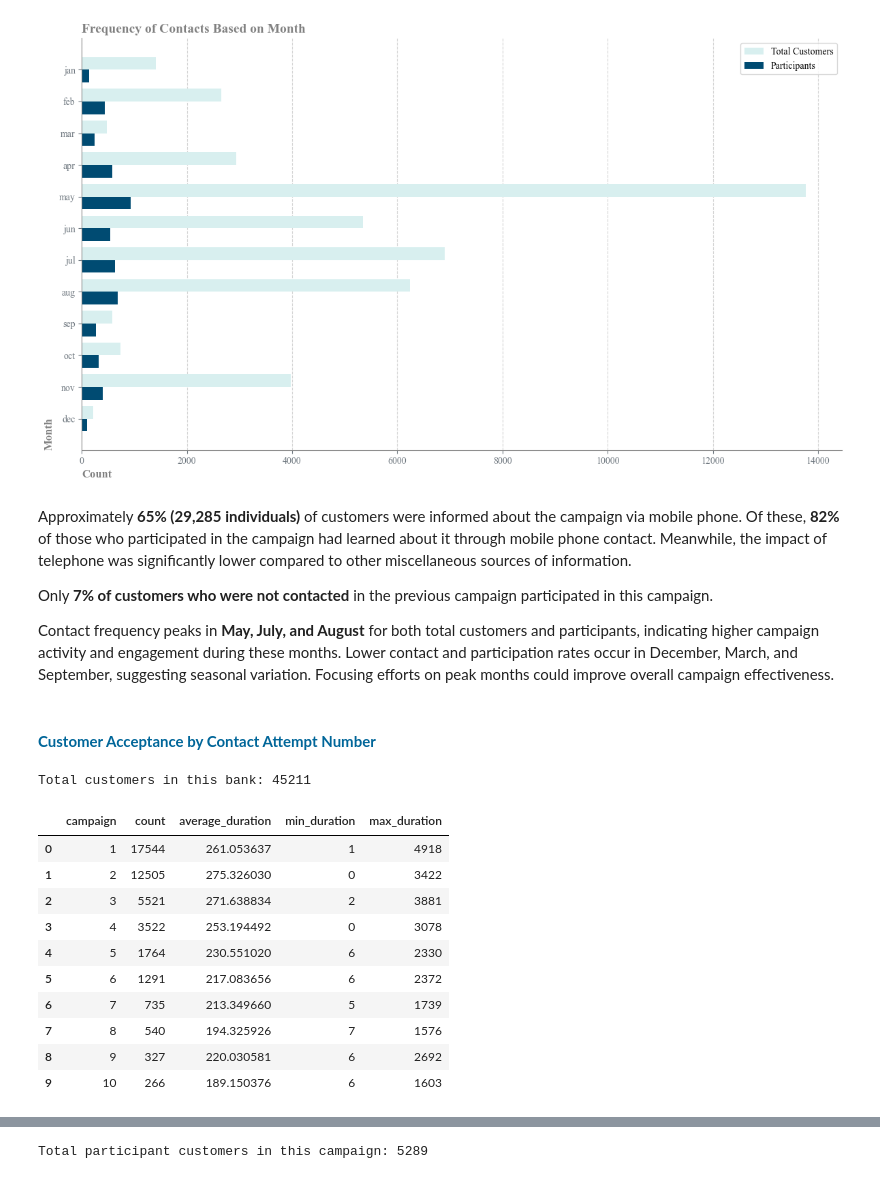
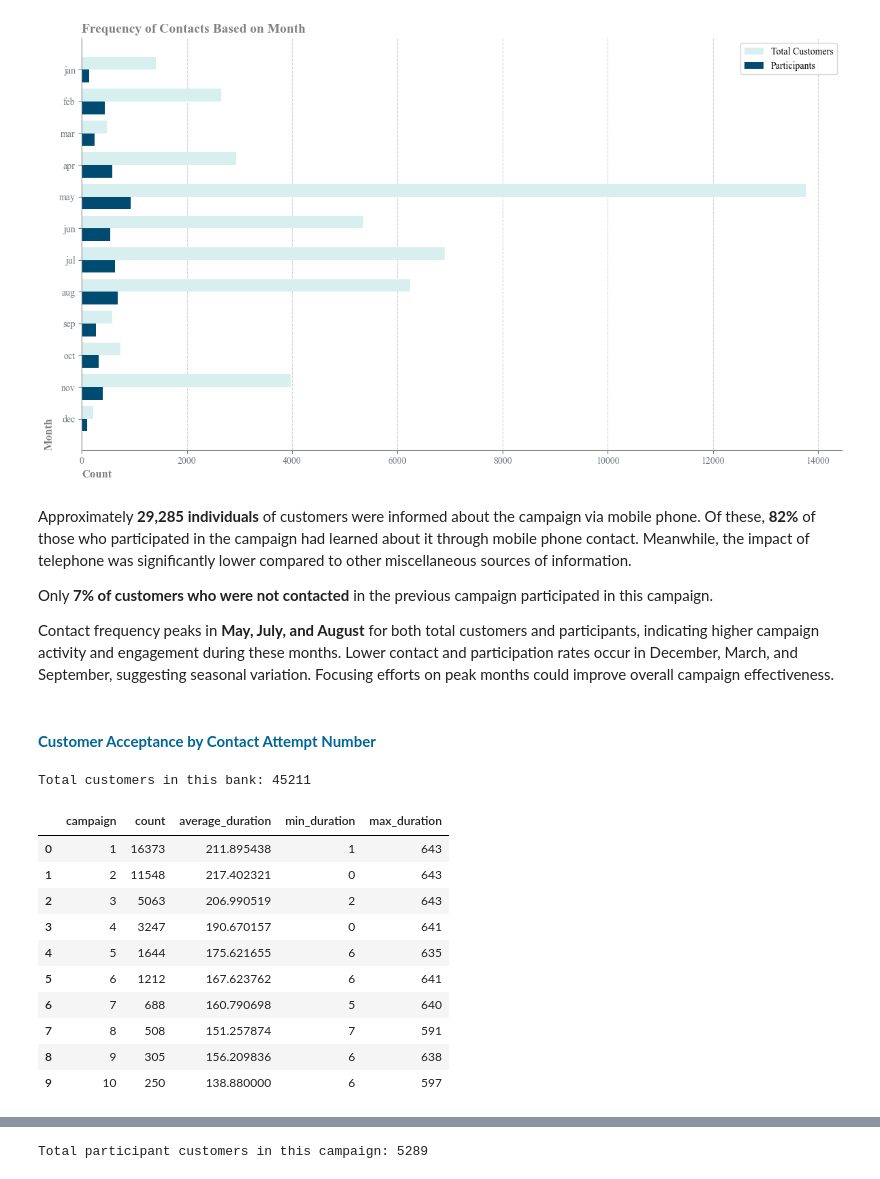
Before and after one commit to SamaMohammadii/Bank_marketing_analysis, a Jupyter notebook: notebook/2.data_cleaning_and_eda.ipynb, the cells around one changed output, grey strips where cells are left out. Cells and saved outputs as stored; diff of their text form; code cells hidden in the pictures.

```diff
--- a/notebook/2.data_cleaning_and_eda.ipynb
+++ b/notebook/2.data_cleaning_and_eda.ipynb
@@ -378,32 +429,40 @@ ax.grid(axis = 'y', visible= False)
 # %% [output]
 [figure]
 # %% [markdown]
-Approximately **65% (29,285 individuals)** of customers were informed about the campaign via mobile phone. Of these, **82%** of those who participated in the campaign had learned about it through mobile phone contact. Meanwhile, the impact of telephone was significantly lower compared to other miscellaneous sources of information.
+Approximately **29,285 individuals** of customers were informed about the campaign via mobile phone. Of these, **82%** of those who participated in the campaign had learned about it through mobile phone contact. Meanwhile, the impact of telephone was significantly lower compared to other miscellaneous sources of information.
 
 Only **7% of customers who were not contacted** in the previous campaign participated in this campaign.
 
 Contact frequency peaks in **May, July, and August** for both total customers and participants, indicating higher campaign activity and engagement during these months. Lower contact and participation rates occur in December, March, and September, suggesting seasonal variation. Focusing efforts on peak months could improve overall campaign effectiveness.
 # %% [markdown]
 #### <span style="color:#006699"><strong>Customer Acceptance by Contact Attempt Number</strong></span>
+# %%
+#Find outliers
+q1 = bank_df['duration'].quantile(0.25)
+q3 = bank_df['duration'].quantile(0.75)
+iqr = q3 - q1
+
+outliers = (bank_df['duration'] < q1 - 1.5 * iqr) | (bank_df['duration'] > q3 + 1.5 * iqr)
+duration_without_outlier = bank_df[~(outliers)]
 # %%
 #For total customers
 print(f'Total customers in this bank: {bank_df.shape[0]}')
 
-total_duration = bank_df.groupby('campaign', as_index= False).agg(count = ('campaign', 'count'),
+total_duration = duration_without_outlier.groupby('campaign', as_index= False).agg(count = ('campaign', 'count'),
                                                 average_duration = ('duration', 'mean'),
                                                 min_duration = ('duration', 'min'),
                                                 max_duration = ('duration', 'max')).head(10)
 total_duration
 # %% [output]
 Total customers in this bank: 45211
 |  | campaign | count | average_duration | min_duration | max_duration |
-| 0 | 1 | 17544 | 261.053637 | 1 | 4918 |
-| 1 | 2 | 12505 | 275.326030 | 0 | 3422 |
-| 2 | 3 | 5521 | 271.638834 | 2 | 3881 |
-| 3 | 4 | 3522 | 253.194492 | 0 | 3078 |
-| 4 | 5 | 1764 | 230.551020 | 6 | 2330 |
-| 5 | 6 | 1291 | 217.083656 | 6 | 2372 |
-| 6 | 7 | 735 | 213.349660 | 5 | 1739 |
-| 7 | 8 | 540 | 194.325926 | 7 | 1576 |
-| 8 | 9 | 327 | 220.030581 | 6 | 2692 |
-| 9 | 10 | 266 | 189.150376 | 6 | 1603 |
+| 0 | 1 | 16373 | 211.895438 | 1 | 643 |
+| 1 | 2 | 11548 | 217.402321 | 0 | 643 |
+| 2 | 3 | 5063 | 206.990519 | 2 | 643 |
+| 3 | 4 | 3247 | 190.670157 | 0 | 641 |
+| 4 | 5 | 1644 | 175.621655 | 6 | 635 |
+| 5 | 6 | 1212 | 167.623762 | 6 | 641 |
+| 6 | 7 | 688 | 160.790698 | 5 | 640 |
+| 7 | 8 | 508 | 151.257874 | 7 | 591 |
+| 8 | 9 | 305 | 156.209836 | 6 | 638 |
+| 9 | 10 | 250 | 138.880000 | 6 | 597 |
```
Also changed, not shown: parts of 22 cells of this notebook, 6 other files.
